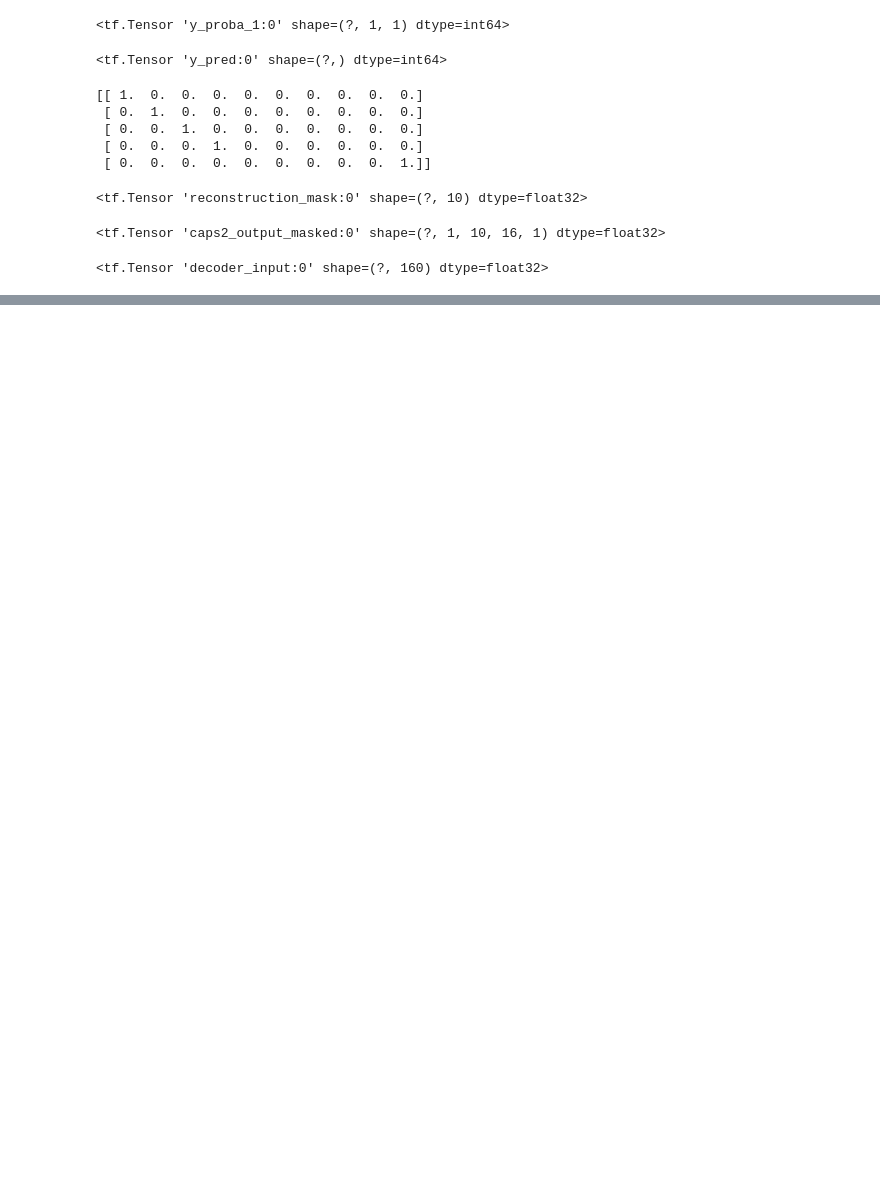
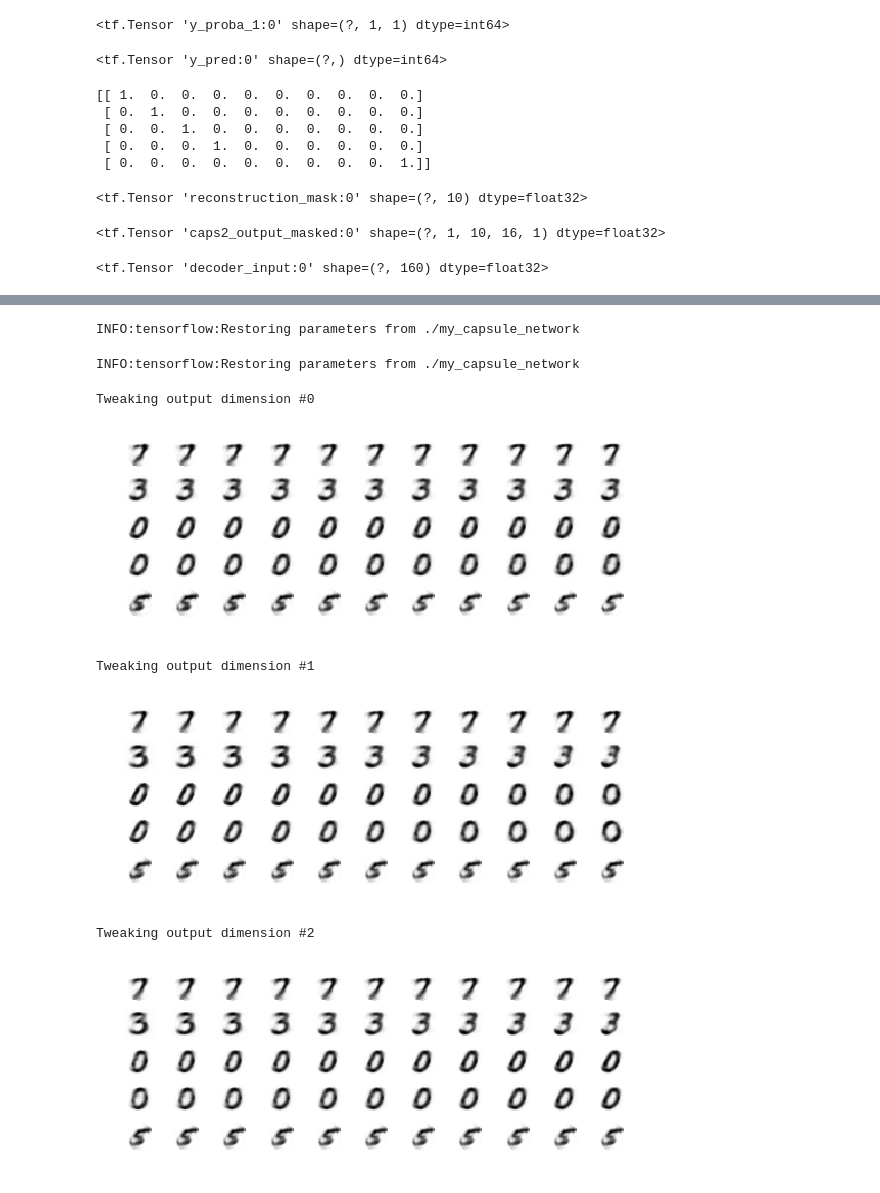
Before and after one commit to krishnaw14/AE-219, a Jupyter notebook: Capsule-Networks/CapsuleNet.ipynb, the cells around one changed output, grey strips where cells are left out. Cells and saved outputs as stored; diff of their text form; code cells hidden in the pictures; blank space fills up the shorter version.

Commit message:
Output Vector Analysis

```diff
--- a/Capsule-Networks/CapsuleNet.ipynb
+++ b/Capsule-Networks/CapsuleNet.ipynb
@@ -397,0 +405,59 @@ with tf.Session() as sess:
+# %%
+n_samples = 5
+
+sample_images = mnist.test.images[:n_samples].reshape([-1, 28, 28, 1])
+
+with tf.Session() as sess:
+    saver.restore(sess, checkpoint_path)
+    caps2_output_value, decoder_output_value, y_pred_value = sess.run(
+            [caps2_output, decoder_output, y_pred],
+            feed_dict={X: sample_images,
+                       y: np.array([], dtype=np.int64)})
+# %% [output]
+INFO:tensorflow:Restoring parameters from ./my_capsule_network
+# %%
+def tweak_pose_parameters(output_vectors, min=-0.5, max=0.5, n_steps=11):
+    steps = np.linspace(min, max, n_steps) # -0.25, -0.15, ..., +0.25
+    pose_parameters = np.arange(caps2_n_dims) # 0, 1, ..., 15
+    tweaks = np.zeros([caps2_n_dims, n_steps, 1, 1, 1, caps2_n_dims, 1])
+    tweaks[pose_parameters, :, 0, 0, 0, pose_parameters, 0] = steps
+    output_vectors_expanded = output_vectors[np.newaxis, np.newaxis]
+    return tweaks + output_vectors_expanded
+# %%
+n_steps = 11
+
+tweaked_vectors = tweak_pose_parameters(caps2_output_value, n_steps=n_steps)
+tweaked_vectors_reshaped = tweaked_vectors.reshape(
+    [-1, 1, caps2_n_caps, caps2_n_dims, 1])
+# %%
+tweak_labels = np.tile(mnist.test.labels[:n_samples], caps2_n_dims * n_steps)
+
+with tf.Session() as sess:
+    saver.restore(sess, checkpoint_path)
+    decoder_output_value = sess.run(
+            decoder_output,
+            feed_dict={caps2_output: tweaked_vectors_reshaped,
+                       mask_with_labels: True,
+                       y: tweak_labels})
+# %% [output]
+INFO:tensorflow:Restoring parameters from ./my_capsule_network
+# %%
+tweak_reconstructions = decoder_output_value.reshape(
+        [caps2_n_dims, n_steps, n_samples, 28, 28])
+# %%
+for dim in range(3):
+    print("Tweaking output dimension #{}".format(dim))
+    plt.figure(figsize=(n_steps / 1.2, n_samples / 1.5))
+    for row in range(n_samples):
+        for col in range(n_steps):
+            plt.subplot(n_samples, n_steps, row * n_steps + col + 1)
+            plt.imshow(tweak_reconstructions[dim, col, row], cmap="binary")
+            plt.axis("off")
+    plt.show()
+# %% [output]
+Tweaking output dimension #0
+[figure, added]
+Tweaking output dimension #1
+[figure, added]
+Tweaking output dimension #2
+[figure, added]
```
Also changed, not shown: parts of 3 cells of this notebook.
